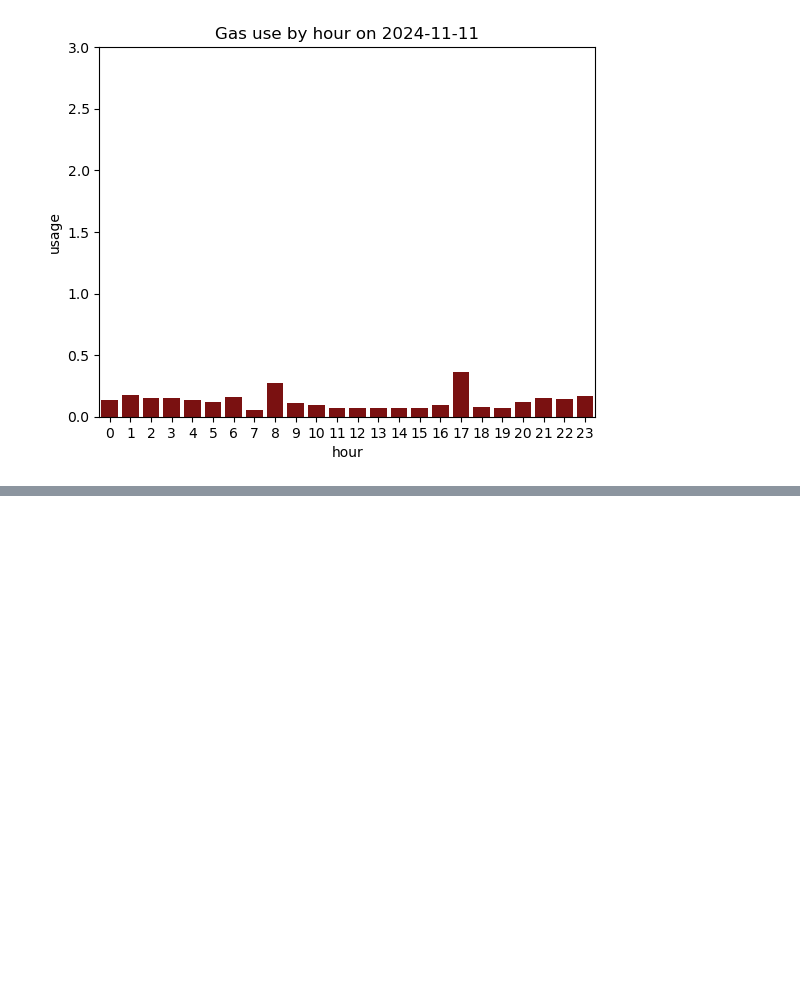
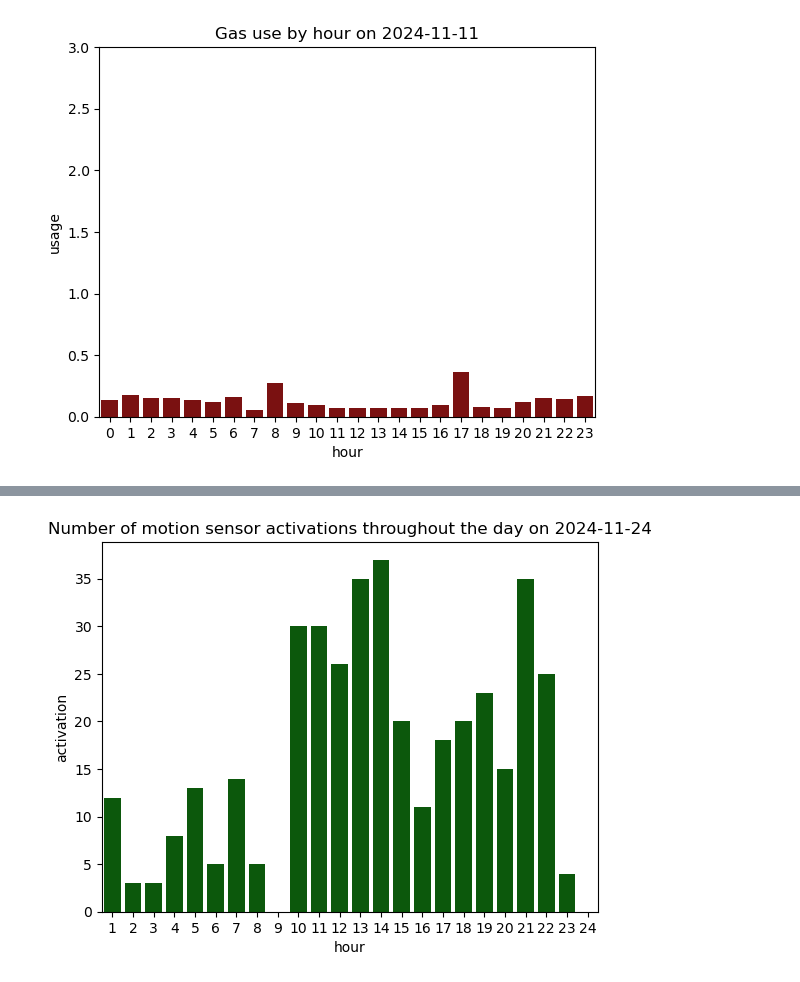
Before and after one commit to elena-petridou/GA2025_07, a Jupyter notebook: Report_1_energy_usage.ipynb, the cells around one changed output, grey strips where cells are left out. Saved outputs shown, nothing was run; the diff lists cells and outputs as text; code cells hidden in the pictures; blank space fills up the shorter version.

```diff
--- a/Report_1_energy_usage.ipynb
+++ b/Report_1_energy_usage.ipynb
@@ -427,0 +396,4 @@ nov_1_smart_absence[nov_1_smart_absence["capability"] == "motionSensor"]
+# %%
+plot_motion("2024-11-24")
+# %% [output]
+[figure, added]
```
Also changed, not shown: parts of 27 cells of this notebook.
